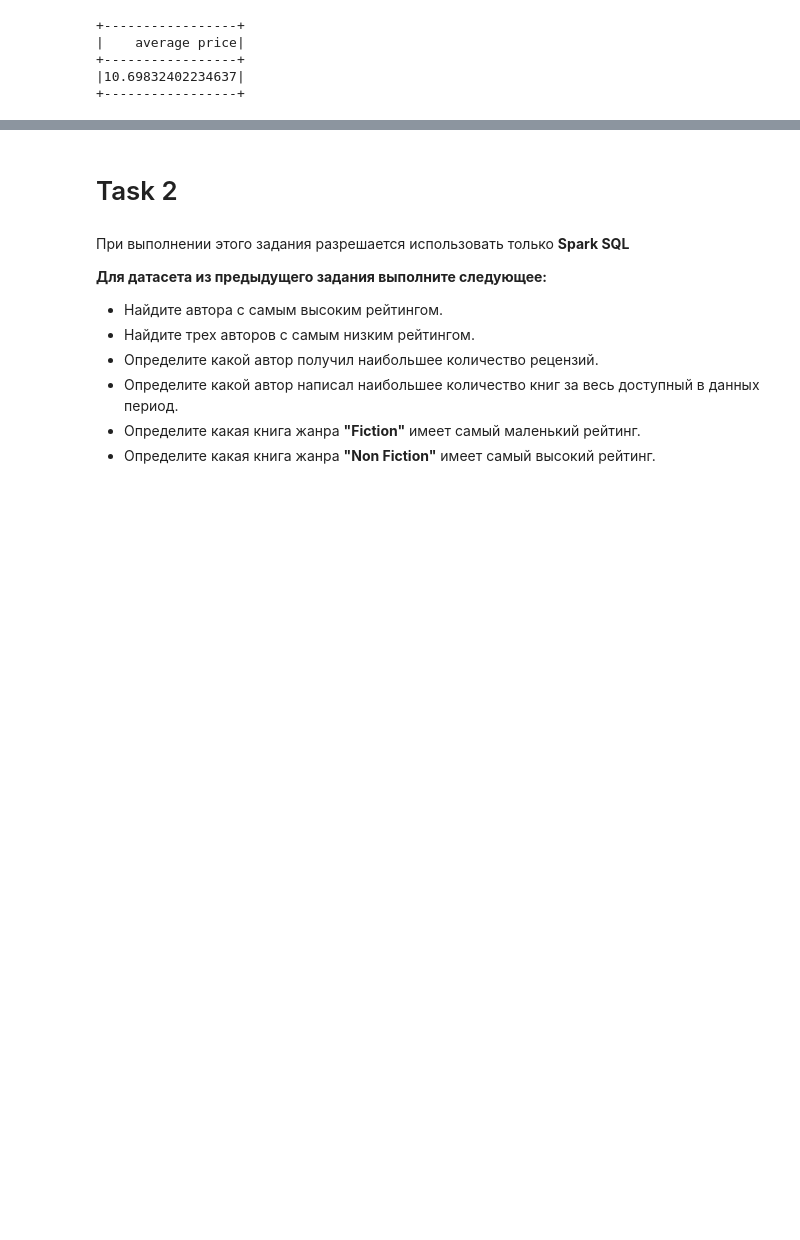
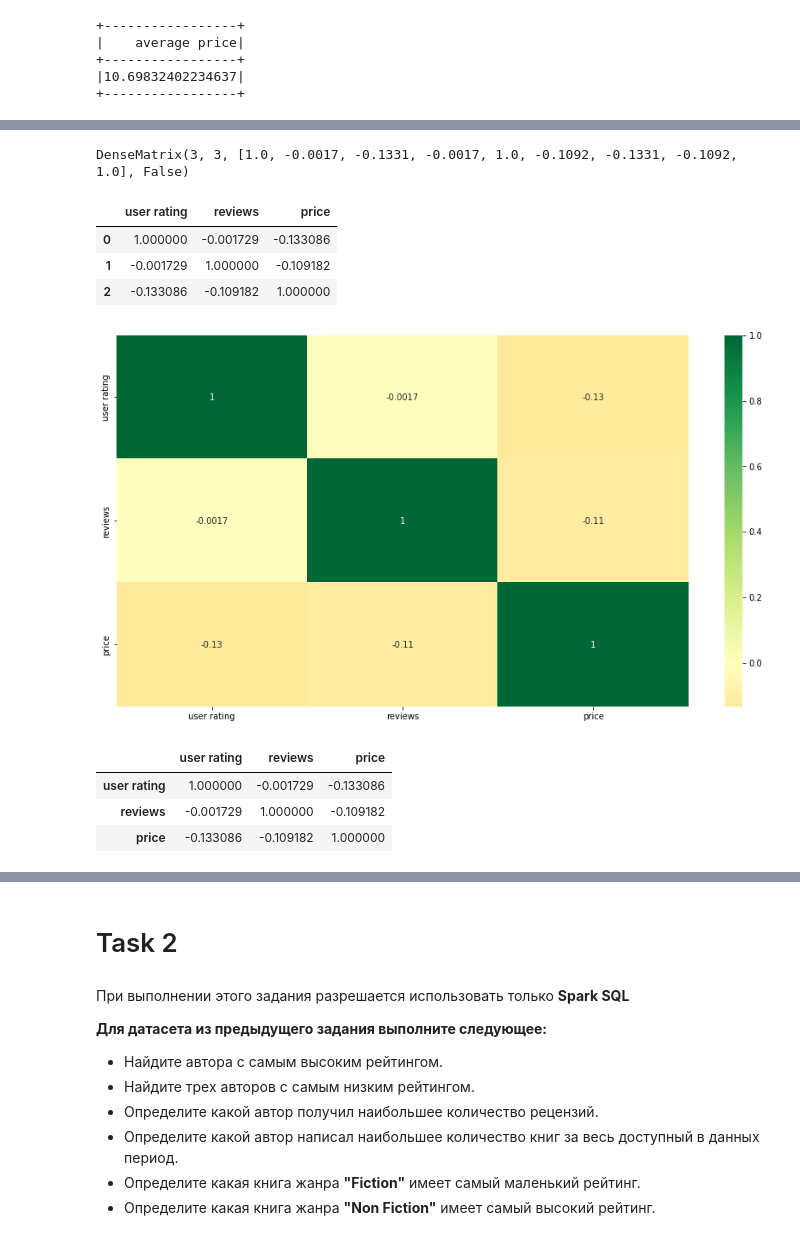
Before and after one commit to adv555/DataScience, a Jupyter notebook: PySpark/pyspark_hw_6.ipynb, the cells around one changed output, grey strips where cells are left out. Saved outputs shown, nothing was run; the diff lists cells and outputs as text; code cells hidden in the pictures; blank space fills up the shorter version.

```diff
--- a/PySpark/pyspark_hw_6.ipynb
+++ b/PySpark/pyspark_hw_6.ipynb
@@ -98,0 +83,11 @@ pandas.core.frame.DataFrame
+# %%
+authors_df.dtypes
+authors_df = authors_df.withColumn("user rating",authors_df['user rating'].cast('float'))
+authors_df = authors_df.withColumn("reviews",authors_df.reviews.cast('float'))
+authors_df = authors_df.withColumn("price",authors_df.price.cast('float'))
+# authors_df = authors_df.withColumn("price",authors_df.price.cast(DoubleType()))
+authors_df.printSchema()
+
+# authors_df.select(["user rating","reviews", "price"]).corr("user rating","reviews")
+# authors_df.select(["user rating","reviews", "price"]).corr("reviews", "price")
+# authors_df.select(["user rating","reviews", "price"]).corr("user rating", "price")
@@ -99,2 +103,47 @@ pandas.core.frame.DataFrame
+# %%
+new_df = authors_df.select(["user rating","reviews", "price"])
+
+# convert to vector column first
+vector_col = "corr_features"
+assembler = VectorAssembler(inputCols=new_df.columns, outputCol=vector_col)
+df_vector = assembler.transform(new_df).select(vector_col)
+
+# get correlation matrix
+matrix = Correlation.corr(df_vector, vector_col).collect()[0][0]
+matrix
+# %% [output]
+DenseMatrix(3, 3, [1.0, -0.0017, -0.1331, -0.0017, 1.0, -0.1092, -0.1331, -0.1092, 1.0], False)
+# %%
+corr_matrix = matrix.toArray().tolist()
+corr_matrix_df = pd.DataFrame(data=corr_matrix, columns=["user rating","reviews", "price"])
+corr_matrix_df.style.background_gradient(axis=0, gmap=corr_matrix_df['user rating'], cmap='YlOrRd')
+# %% [output]
+|  | user rating | reviews | price |
+| 0 | 1.000000 | -0.001729 | -0.133086 |
+| 1 | -0.001729 | 1.000000 | -0.109182 |
+| 2 | -0.133086 | -0.109182 | 1.000000 |
+# %%
+# Version 2. Построить матрицу корреляции для столбцов "User Rating", "Reviews" и "Price".
+plt.figure(figsize=(15, 8))
+data_for_corr = authors_df.select(['user rating','reviews','price']).toPandas()
+data_for_corr = data_for_corr[['user rating','reviews','price']].astype(float)
+sns.heatmap(data_for_corr.corr(), xticklabels=data_for_corr.corr().columns, yticklabels=data_for_corr.corr().columns, cmap='RdYlGn', center=0, annot=True)
+plt.show()
+# %% [output]
+[figure, added]
+# %%
+# version 3
+# creation of DataFrame
+df = pd.DataFrame(data_for_corr)
+
+# creation of correlation matrix
+corrM = df.corr()
+
+corrM.style.background_gradient(axis=0,  cmap='YlOrRd')
+# %% [output]
+|  | user rating | reviews | price |
+| user rating | 1.000000 | -0.001729 | -0.133086 |
+| reviews | -0.001729 | 1.000000 | -0.109182 |
+| price | -0.133086 | -0.109182 | 1.000000 |
 # %%
 # Используя библиотеку seaborn построить парные графики (pairplots) столбцов "User Rating", "Reviews" и "Price".
```
Also changed, not shown: parts of 19 cells of this notebook.
